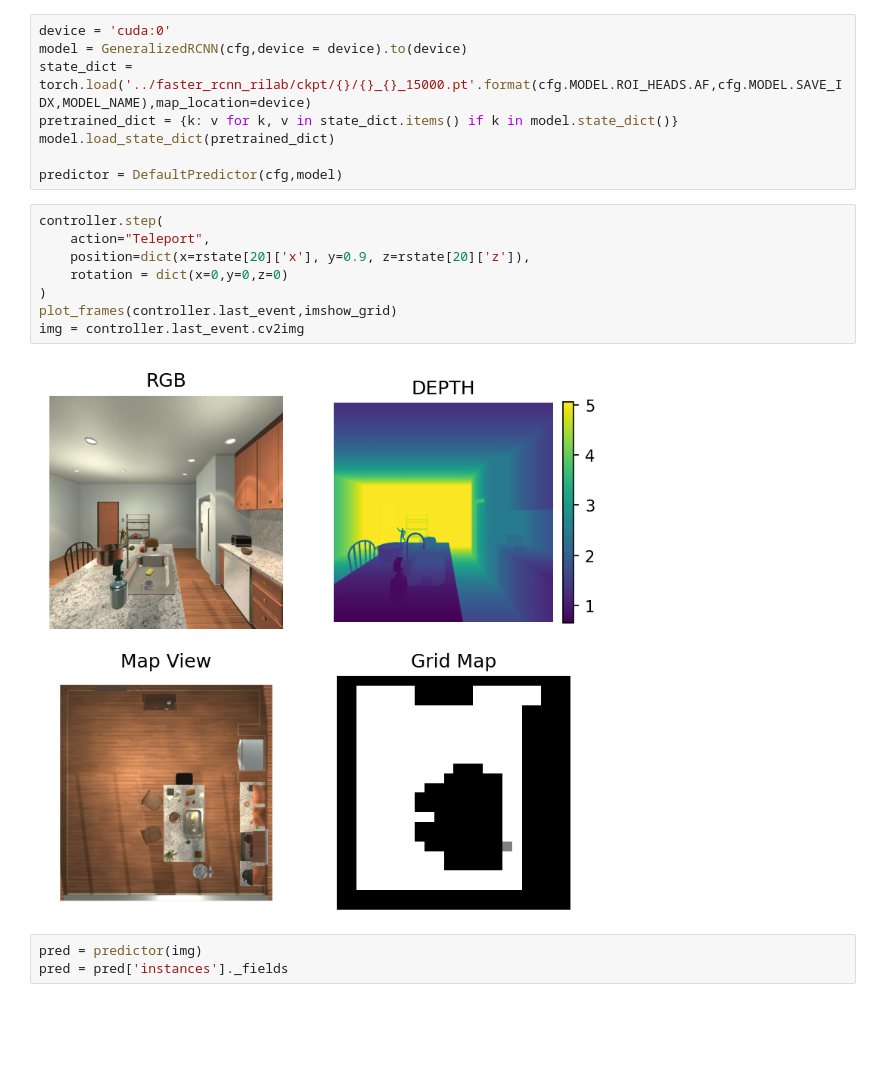
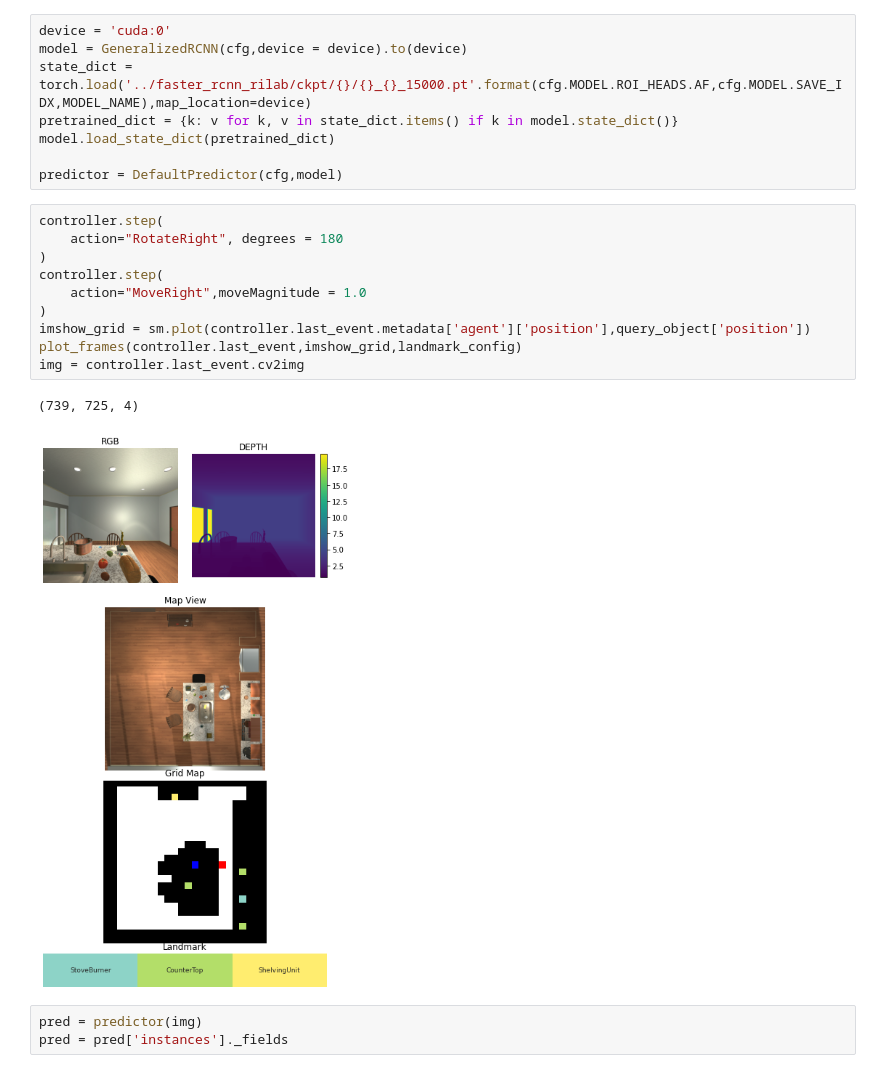
Before and after one commit to jeongeun980906/Zeroshot-Active-VIsual-Search, a Jupyter notebook: Detection.ipynb, the cells around one changed output. Cells and saved outputs as stored; diff of their text form; blank space fills up the shorter version.

```diff
--- a/Detection.ipynb
+++ b/Detection.ipynb
@@ -132,16 +166,19 @@ pretrained_dict = {k: v for k, v in state_dict.items() if k in model.state_dict(
 model.load_state_dict(pretrained_dict)
 
 predictor = DefaultPredictor(cfg,model)
-# %%
-controller.step(
-    action="Teleport",
-    position=dict(x=rstate[20]['x'], y=0.9, z=rstate[20]['z']),
-    rotation = dict(x=0,y=0,z=0)
-)
-plot_frames(controller.last_event,imshow_grid)
-img = controller.last_event.cv2img
-# %% [output]
-[figure, removed]
+# %%
+controller.step(
+    action="RotateRight", degrees = 180
+)
+controller.step(
+    action="MoveRight",moveMagnitude = 1.0
+)
+imshow_grid = sm.plot(controller.last_event.metadata['agent']['position'],query_object['position'])
+plot_frames(controller.last_event,imshow_grid,landmark_config)
+img = controller.last_event.cv2img
+# %% [output]
+(739, 725, 4)
+[figure, added]
 # %%
 pred = predictor(img)
 pred = pred['instances']._fields
```
Also changed, not shown: parts of 25 cells of this notebook, 6 other files.
